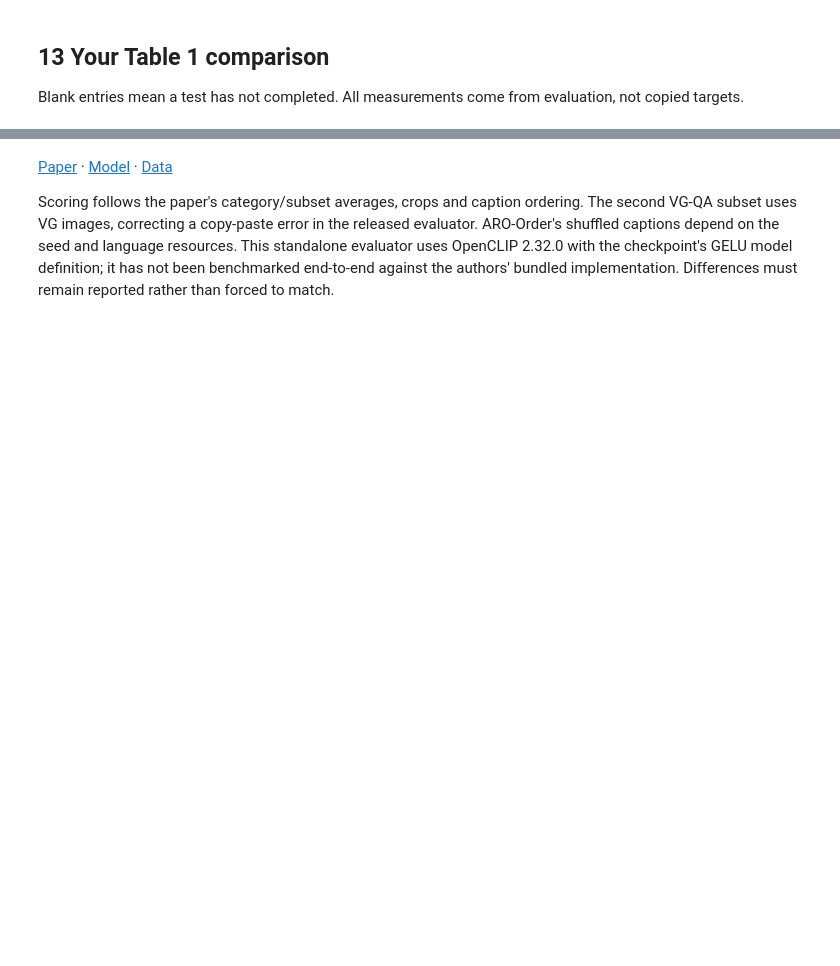
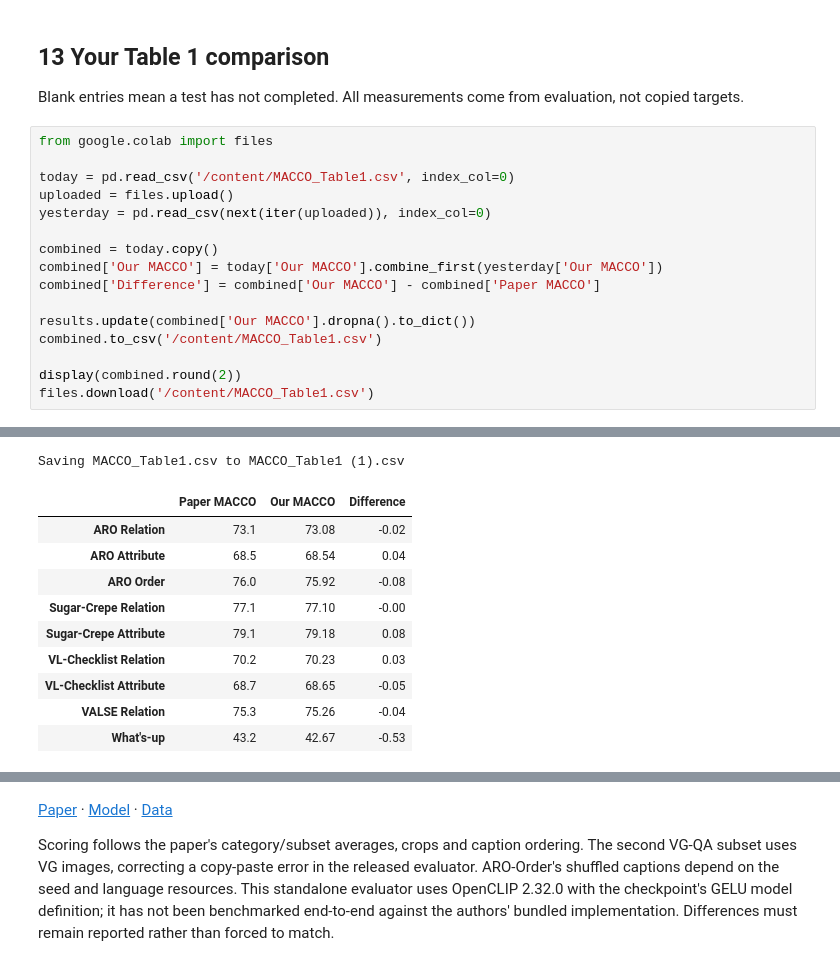
Before and after one commit to rifahnanjiba02-arch/vision-language-composition, a Jupyter notebook: scripts/MACCO_Table1_Evaluation.ipynb, the cells around one changed output, grey strips where cells are left out. Saved outputs shown, nothing was run; the diff lists cells and outputs as text; blank space fills up the shorter version.

Commit message:
Add complete MACCO Table 1 evaluation notebook

```diff
--- a/scripts/MACCO_Table1_Evaluation.ipynb
+++ b/scripts/MACCO_Table1_Evaluation.ipynb
@@ -477,3 +638,20 @@ record('VALSE Relation', (action+valse_scores['relations.json'])/2)
 # %% [markdown]
 ## 13 Your Table 1 comparison
 Blank entries mean a test has not completed. All measurements come from evaluation, not copied targets.
+# %%
+from google.colab import files
+
+today = pd.read_csv('/content/MACCO_Table1.csv', index_col=0)
+uploaded = files.upload()
+yesterday = pd.read_csv(next(iter(uploaded)), index_col=0)
+
+combined = today.copy()
+combined['Our MACCO'] = today['Our MACCO'].combine_first(yesterday['Our MACCO'])
+combined['Difference'] = combined['Our MACCO'] - combined['Paper MACCO']
+
+results.update(combined['Our MACCO'].dropna().to_dict())
+combined.to_csv('/content/MACCO_Table1.csv')
+
+display(combined.round(2))
+files.download('/content/MACCO_Table1.csv')
+# %% [output]
@@ -479,0 +659,11 @@ Blank entries mean a test has not completed. All measurements come from evaluati
+Saving MACCO_Table1.csv to MACCO_Table1 (1).csv
+|  | Paper MACCO | Our MACCO | Difference |
+| ARO Relation | 73.1 | 73.08 | -0.02 |
+| ARO Attribute | 68.5 | 68.54 | 0.04 |
+| ARO Order | 76.0 | 75.92 | -0.08 |
+| Sugar-Crepe Relation | 77.1 | 77.10 | -0.00 |
+| Sugar-Crepe Attribute | 79.1 | 79.18 | 0.08 |
+| VL-Checklist Relation | 70.2 | 70.23 | 0.03 |
+| VL-Checklist Attribute | 68.7 | 68.65 | -0.05 |
+| VALSE Relation | 75.3 | 75.26 | -0.04 |
+| What's-up | 43.2 | 42.67 | -0.53 |
```
Also changed, not shown: parts of 14 cells of this notebook.
